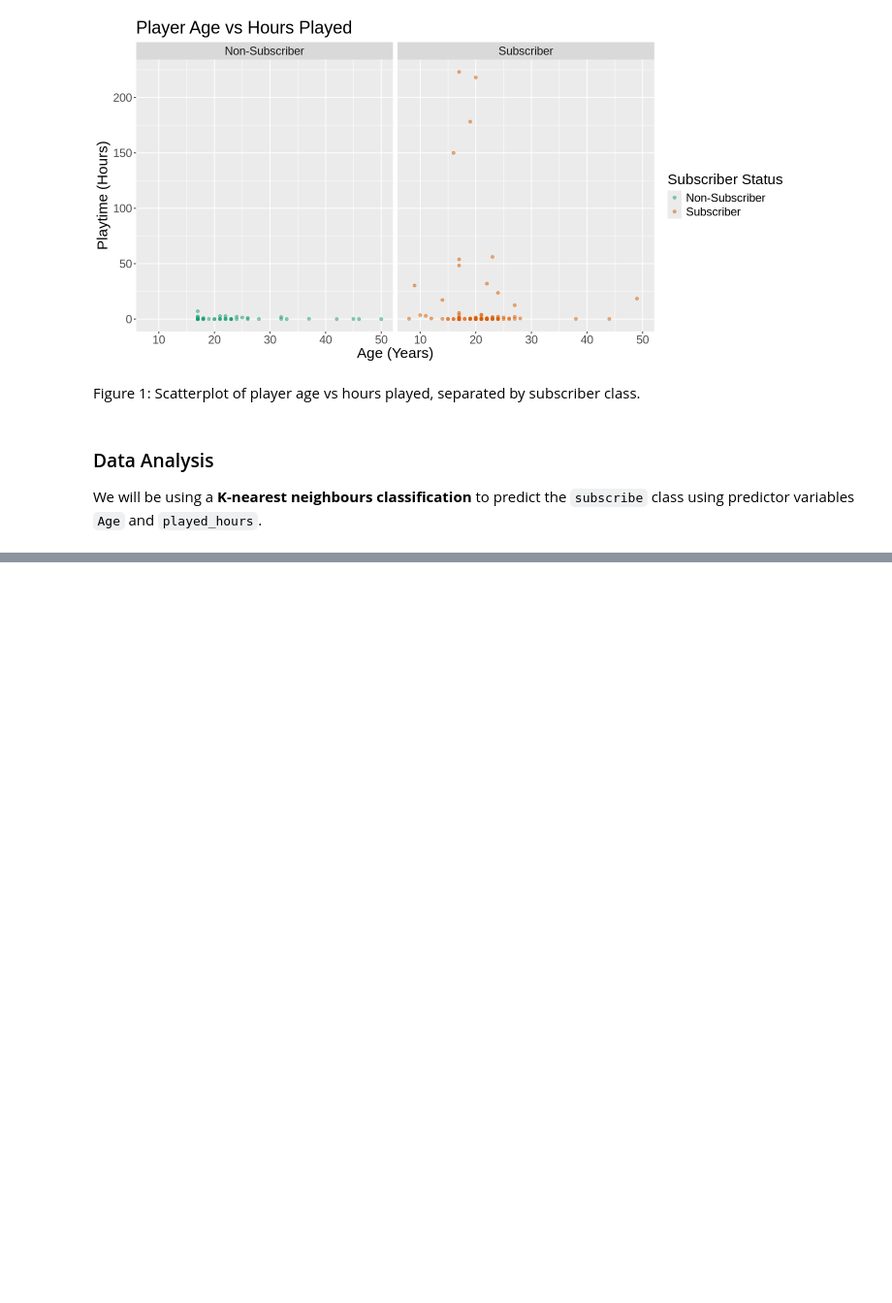
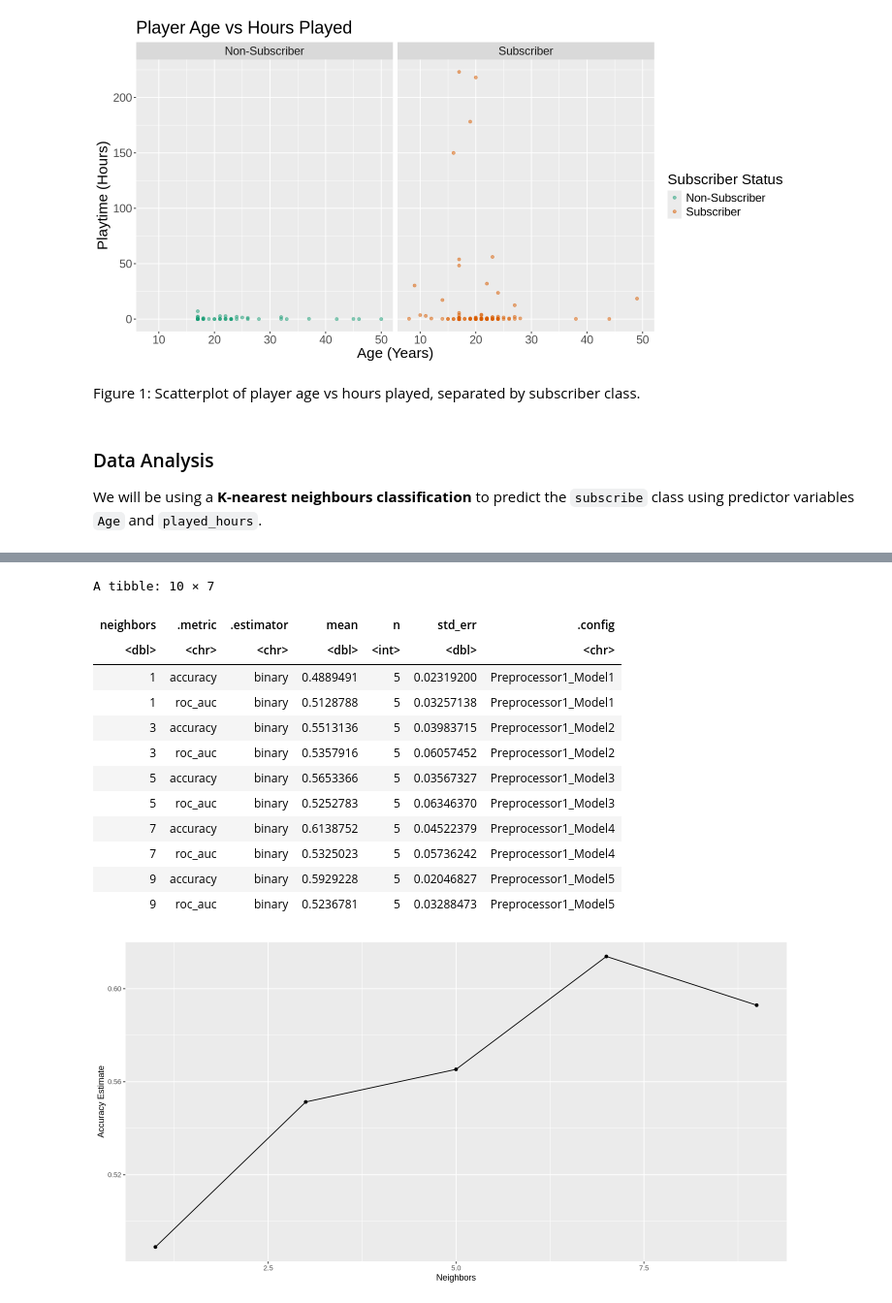
Before and after one commit to echen504/dsci-100-25w2-grp29, a Jupyter notebook: grp-29-proj.ipynb, the cells around one changed output, grey strips where cells are left out. Shown at 97% size. Drawn from its saved outputs; the diff is of its cells as text; code cells hidden in the pictures; blank space fills up the shorter version.

Commit message:
preprocessed data + references

```diff
--- a/grp-29-proj.ipynb
+++ b/grp-29-proj.ipynb
@@ -132,3 +136,12 @@ Figure 1: Scatterplot of player age vs hours played, separated by subscriber cla
 ### Data Analysis
 
 We will be using a <strong>K-nearest neighbours classification</strong> to predict the `subscribe` class using predictor variables `Age` and `played_hours`.
+# %%
+set.seed(2222)
+
+players_split <- initial_split(players, prop = 0.75, strata = subscribe)
+players_training <- training(players_split)
+players_testing <- testing(players_split)
+
+head(players_training)
+head(players_testing)
@@ -134,0 +167,47 @@ We will be using a <strong>K-nearest neighbours classification</strong> to predi
+# %%
+players_training <- players_training |> filter(!is.na(played_hours), !is.na(Age))
+# %%
+# for balancing; oversample the rare case (non-subscribers) by replicating it multiple times
+
+players_recipe <- recipe(subscribe ~ ., data = players_training) |>
+    step_normalize(all_predictors())
+
+data_spec <- nearest_neighbor(weight_func = "rectangular", neighbors = tune()) |>
+    set_engine("kknn") |>
+    set_mode("classification")
+
+data_vfold <- vfold_cv(players_training, v = 5, strata = subscribe)
+
+knn_grid <- tibble(neighbors = seq(from=1, to=10, by=2))
+
+data_fit <- workflow() |>
+    add_recipe(players_recipe) |>
+    add_model(data_spec) |>
+    tune_grid(resamples = data_vfold, grid = knn_grid)|>
+    collect_metrics()
+data_fit
+
+accuracies <- data_fit |>
+    filter(.metric == "accuracy")
+
+cross_val_plot <- accuracies |>
+    ggplot(aes(x = neighbors, y = mean)) +
+    geom_point() +
+    geom_line() +
+    labs(x = "Neighbors", y = "Accuracy Estimate")
+cross_val_plot
+# %% [output]
+A tibble: 10 × 7
+| neighbors | .metric | .estimator | mean | n | std_err | .config |
+| <dbl> | <chr> | <chr> | <dbl> | <int> | <dbl> | <chr> |
+| 1 | accuracy | binary | 0.4889491 | 5 | 0.02319200 | Preprocessor1_Model1 |
+| 1 | roc_auc | binary | 0.5128788 | 5 | 0.03257138 | Preprocessor1_Model1 |
+| 3 | accuracy | binary | 0.5513136 | 5 | 0.03983715 | Preprocessor1_Model2 |
+| 3 | roc_auc | binary | 0.5357916 | 5 | 0.06057452 | Preprocessor1_Model2 |
+| 5 | accuracy | binary | 0.5653366 | 5 | 0.03567327 | Preprocessor1_Model3 |
+| 5 | roc_auc | binary | 0.5252783 | 5 | 0.06346370 | Preprocessor1_Model3 |
+| 7 | accuracy | binary | 0.6138752 | 5 | 0.04522379 | Preprocessor1_Model4 |
+| 7 | roc_auc | binary | 0.5325023 | 5 | 0.05736242 | Preprocessor1_Model4 |
+| 9 | accuracy | binary | 0.5929228 | 5 | 0.02046827 | Preprocessor1_Model5 |
+| 9 | roc_auc | binary | 0.5236781 | 5 | 0.03288473 | Preprocessor1_Model5 |
+[figure, added]
```
Also changed, not shown: parts of 4 cells of this notebook.
